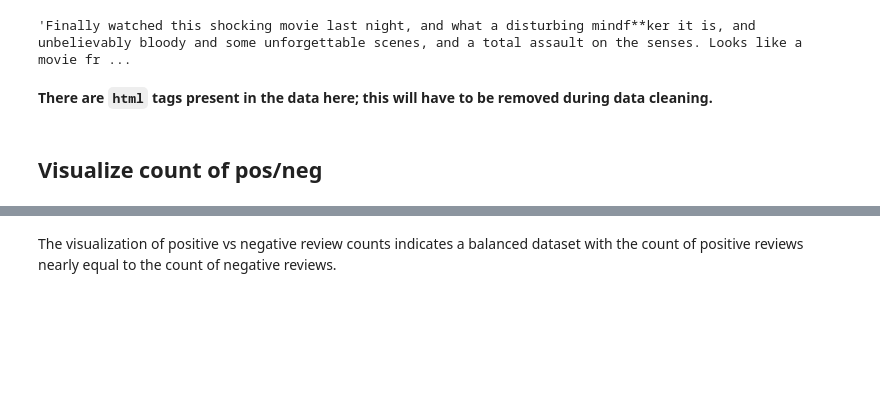
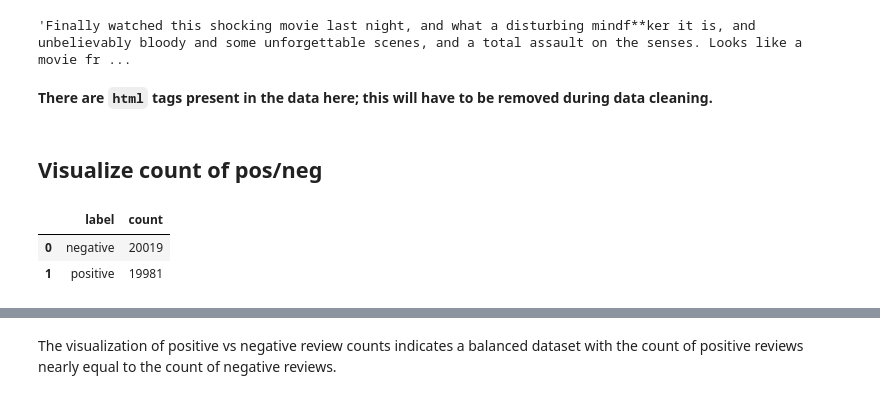
Before and after one commit to aromatic-toast/IMDB_Sentiment_Analysis, a Jupyter notebook: eda.ipynb, the cells around one changed output, grey strips where cells are left out. Drawn from its saved outputs; the diff is of its cells as text; code cells hidden in the pictures; blank space fills up the shorter version.

```diff
--- a/eda.ipynb
+++ b/eda.ipynb
@@ -57,9 +57,16 @@ train.query('label == 1').text.values[1]
 # %%
 # how many positive/negative reviews are there?
 df = (train.groupby(by='label')
           .count()
           .reset_index()
           .rename(columns={'text':'count'}))
+
+df['label'] = ['negative', 'positive']
+df
+# %% [output]
+|  | label | count |
+| 0 | negative | 20019 |
+| 1 | positive | 19981 |
 # %%
 (alt.Chart(df).mark_bar().encode(
     alt.X('label:N'),
@@ -68,4 +75,5 @@ df = (train.groupby(by='label')
 # %% [output]
 [interactive output not drawn]
 # %% [markdown]
-The visualization of positive vs negative review counts indicates a balanced dataset with the count of positive reviews nearly equal to the count of negative reviews.
+The visualization of positive vs negative review counts indicates a balanced dataset with
+the count of positive reviews nearly equal to the count of negative reviews.
```
Also changed, not shown: parts of 2 cells of this notebook.
